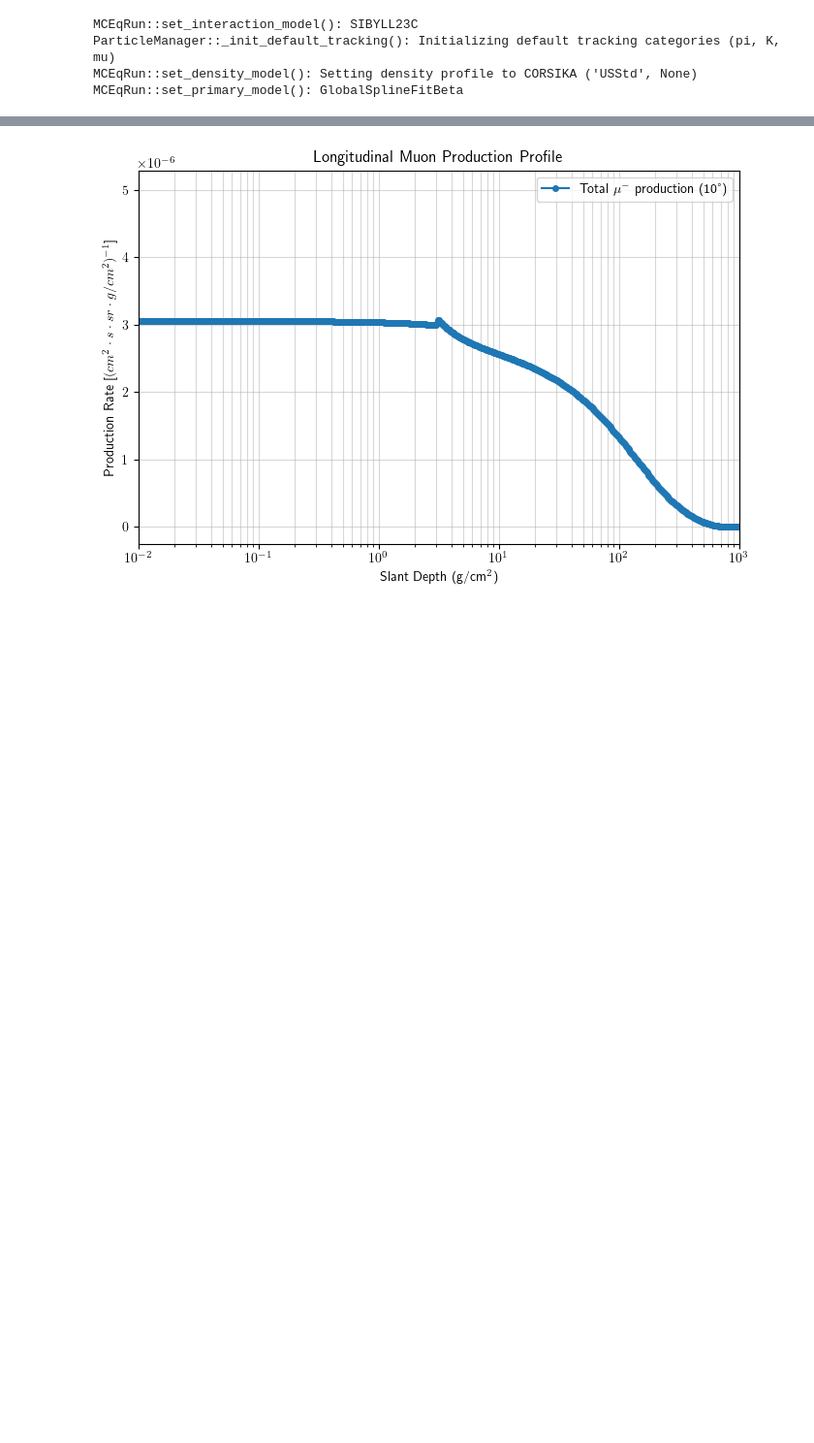
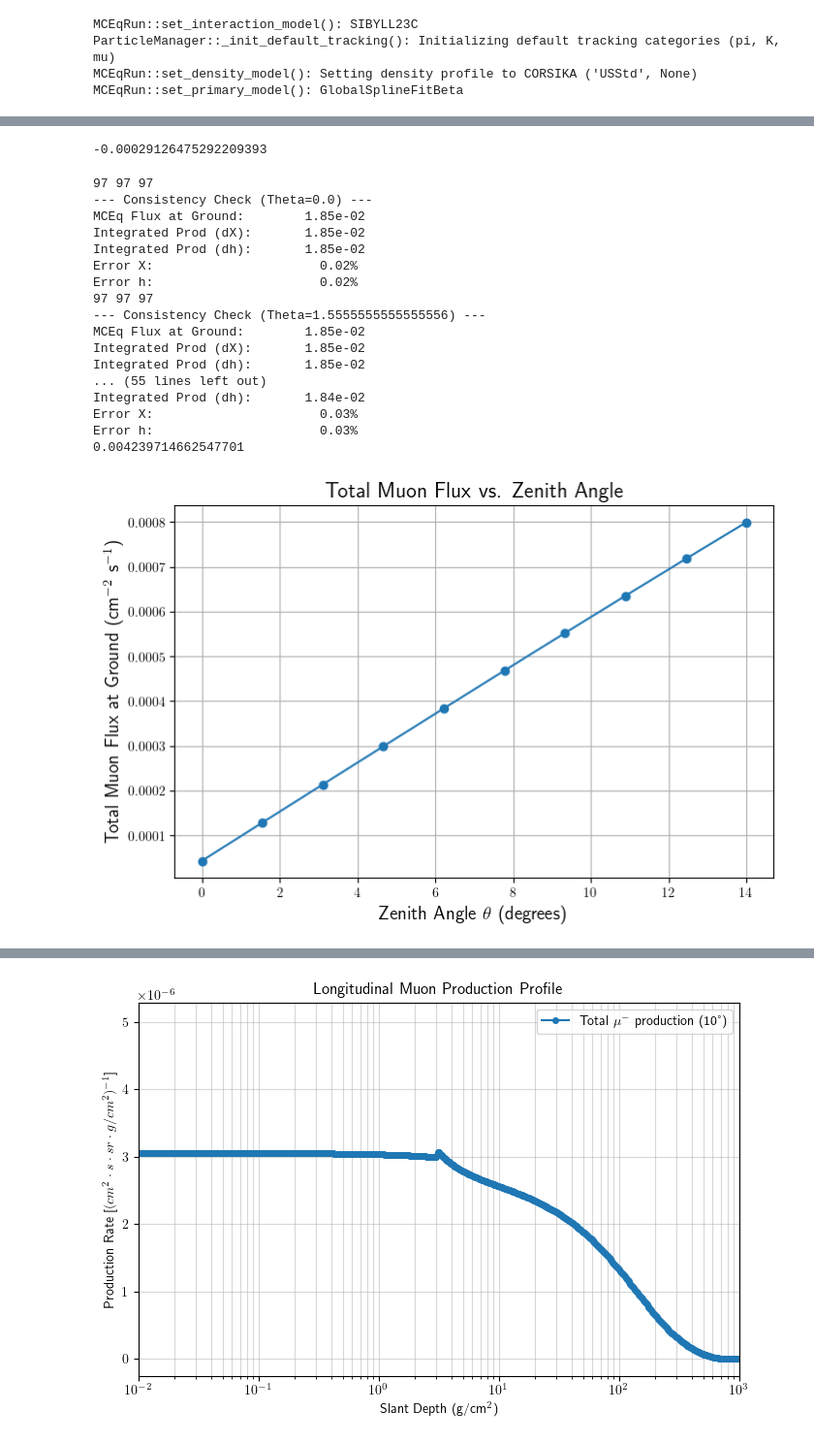
Before and after one commit to Teikiet/Muon_Trinity, a Jupyter notebook: analysis/MCEq.ipynb, the cells around one changed output, grey strips where cells are left out. Shown at 97% size. Cells and saved outputs as stored; diff of their text form; code cells hidden in the pictures; blank space fills up the shorter version.

```diff
--- a/analysis/MCEq.ipynb
+++ b/analysis/MCEq.ipynb
@@ -93,0 +144,45 @@ Error h:                      0.84%
+# %%
+(0.748662318433309 - 0.7488804409098988) / 0.7488804409098988
+# %% [output]
+-0.00029126475292209393
+# %%
+#Expected muon through SiPm surface
+zenith_angle = np.linspace(0, 14, 10)
+d_theta = np.diff(zenith_angle)[0]  # Assuming uniform spacing
+Total_flux = []
+l = 9.4 * 16 #cm side length
+d = 0.03 #cm width
+Eff_Area = l * d
+for theta in zenith_angle:
+    Solid_angle = -2*np.pi * (np.cos(np.radians(theta+d_theta)) - np.cos(np.radians(theta)))
+    dPhidX, dPhidh, CDF, L_grid, X_grid, H_grid, sum_mceq = get_spectrum(theta, 100)#, h_obs_m = 0)
+    muon_cm2_s = sum_mceq * Solid_angle #* np.cos(np.radians(theta))  # Adjust for zenith angle
+    Total_flux.append(muon_cm2_s)
+plt.figure(figsize=(8, 5))
+plt.plot(zenith_angle, Total_flux, marker='o')
+plt.xlabel(r'Zenith Angle $\theta$ (degrees)', fontsize=14)
+plt.ylabel(r'Total Muon Flux at Ground (cm$^{-2}$ s$^{-1}$)', fontsize=14)
+plt.title(r'Total Muon Flux vs. Zenith Angle', fontsize=16)
+plt.grid()
+Muon_cm2_s = np.sum(Total_flux)
+print(Muon_cm2_s)
+print(Muon_cm2_s*0.6*0.005*3600*16)
+# %% [output]
+97 97 97
+--- Consistency Check (Theta=0.0) ---
+MCEq Flux at Ground:        1.85e-02
+Integrated Prod (dX):       1.85e-02
+Integrated Prod (dh):       1.85e-02
+Error X:                      0.02%
+Error h:                      0.02%
+97 97 97
+--- Consistency Check (Theta=1.5555555555555556) ---
+MCEq Flux at Ground:        1.85e-02
+Integrated Prod (dX):       1.85e-02
+Integrated Prod (dh):       1.85e-02
+... (55 lines left out)
+Integrated Prod (dh):       1.84e-02
+Error X:                      0.03%
+Error h:                      0.03%
+0.004239714662547701
+[figure, added]
```
Also changed, not shown: parts of 4 cells of this notebook, 8 other files.
